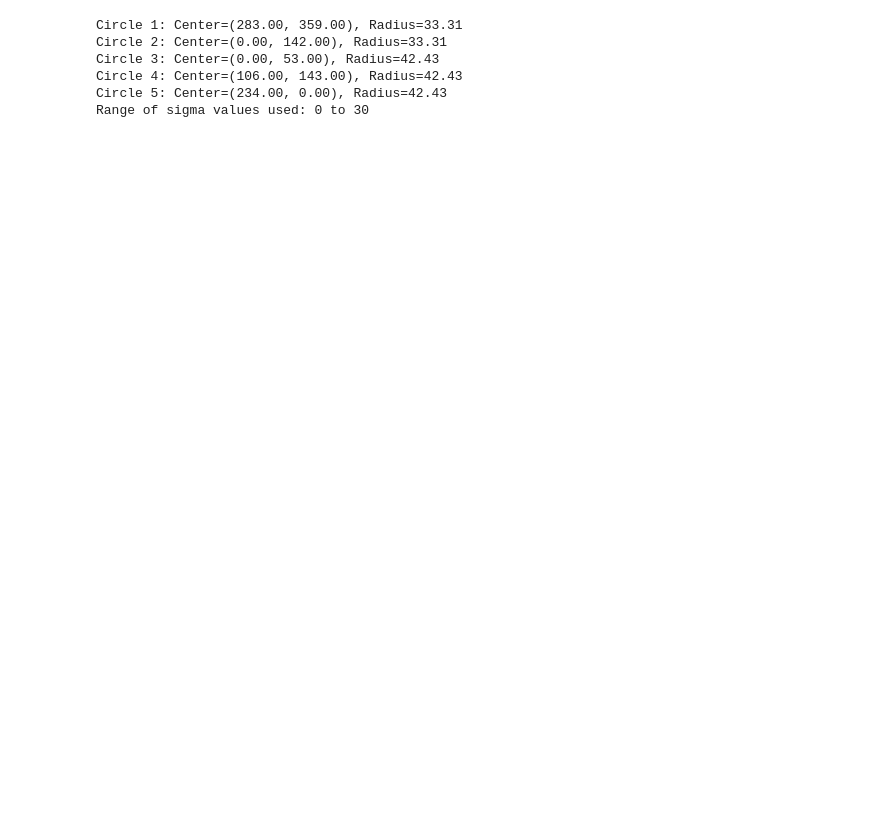
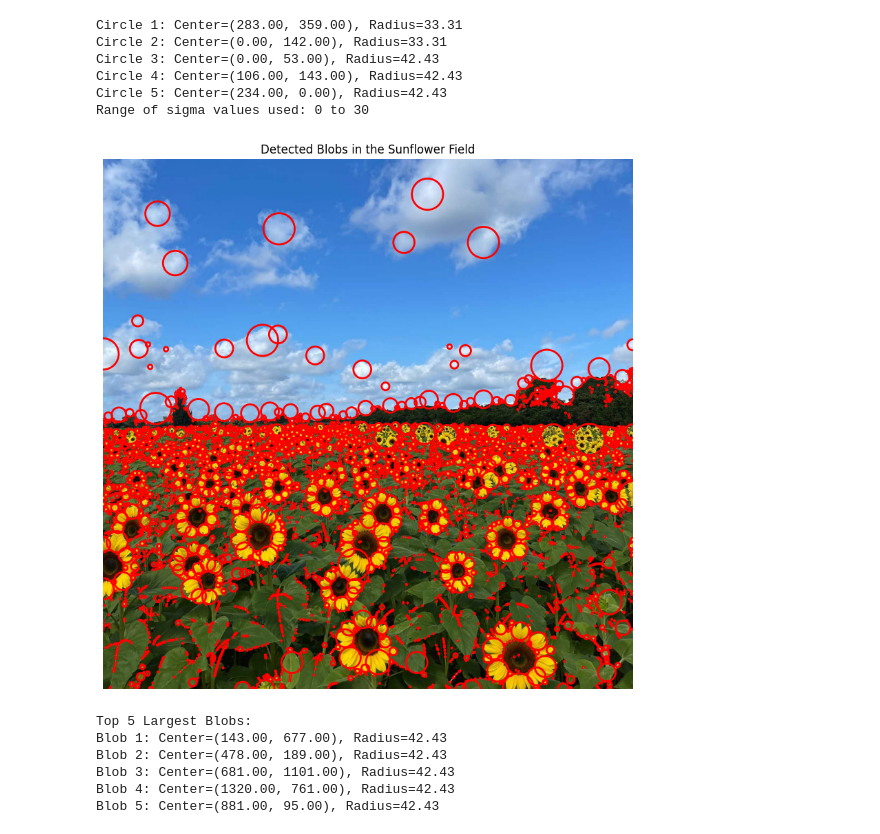
Before and after one commit to SamudraUduwaka/Fitting-and-Alignment, a Jupyter notebook: Q01.ipynb, the cells around one changed output. Drawn from its saved outputs; the diff is of its cells as text; code cells hidden in the pictures; blank space fills up the shorter version.

```diff
--- a/Q01.ipynb
+++ b/Q01.ipynb
@@ -67,3 +67,63 @@ Circle 3: Center=(0.00, 53.00), Radius=42.43
 Circle 4: Center=(106.00, 143.00), Radius=42.43
 Circle 5: Center=(234.00, 0.00), Radius=42.43
 Range of sigma values used: 0 to 30
+# %%
+import cv2
+import numpy as np
+from skimage.feature import blob_log
+import matplotlib.pyplot as plt
+
+# Load the image
+image_path = 'utils/the_berry_farms_sunflower_field.jpeg'
+image = cv2.imread(image_path)
+
+# Check if the image was loaded correctly
+if image is None:
+    raise FileNotFoundError(f"Could not load the image at path: {image_path}")
+
+# Convert to grayscale
+gray_image = cv2.cvtColor(image, cv2.COLOR_BGR2GRAY)
+
+# Normalize the image (optional but helps with blob detection)
+gray_image = gray_image / 255.0
+
+# Perform Laplacian of Gaussian (LoG) blob detection
+blobs_log = blob_log(gray_image, max_sigma=30, num_sigma=10, threshold=0.1)
+
+# Compute radii for blobs
+blobs_log[:, 2] = blobs_log[:, 2] * np.sqrt(2)
+
+# Plot the detected blobs on the original image
+fig, ax = plt.subplots(figsize=(10, 10))
+ax.imshow(cv2.cvtColor(image, cv2.COLOR_BGR2RGB))  # Show the original image in RGB
+
+# Loop through detected blobs and draw circles
+for blob in blobs_log:
+    y, x, r = blob
+    c = plt.Circle((x, y), r, color='red', linewidth=2, fill=False)
+    ax.add_patch(c)
+
+# Show the plot with the blobs detected
+plt.title('Detected Blobs in the Sunflower Field')
+plt.axis('off')
+plt.show()
+
+# Report the parameters of the largest blobs (top 5 largest)
+largest_blobs = blobs_log[np.argsort(blobs_log[:, 2])[-5:]]  # Get the largest 5 blobs by radius
+
+print("Top 5 Largest Blobs:")
+for i, blob in enumerate(largest_blobs):
+    y, x, r = blob
+    print(f"Blob {i+1}: Center=({x:.2f}, {y:.2f}), Radius={r:.2f}")
+
+# Optional: Save the image with detected blobs
+#output_path = '/mnt/data/sunflower_blobs_detected.jpeg'
+#cv2.imwrite(output_path, cv2.cvtColor(image, cv2.COLOR_BGR2RGB))
+# %% [output]
+[figure, added]
+Top 5 Largest Blobs:
+Blob 1: Center=(143.00, 677.00), Radius=42.43
+Blob 2: Center=(478.00, 189.00), Radius=42.43
+Blob 3: Center=(681.00, 1101.00), Radius=42.43
+Blob 4: Center=(1320.00, 761.00), Radius=42.43
+Blob 5: Center=(881.00, 95.00), Radius=42.43
```
Also changed, not shown: parts of 1 cell of this notebook, 1 other file.
